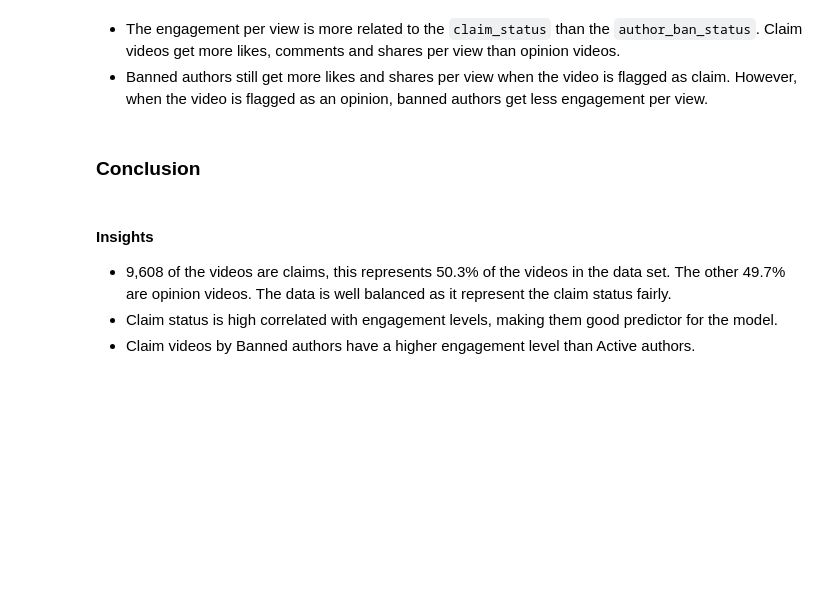
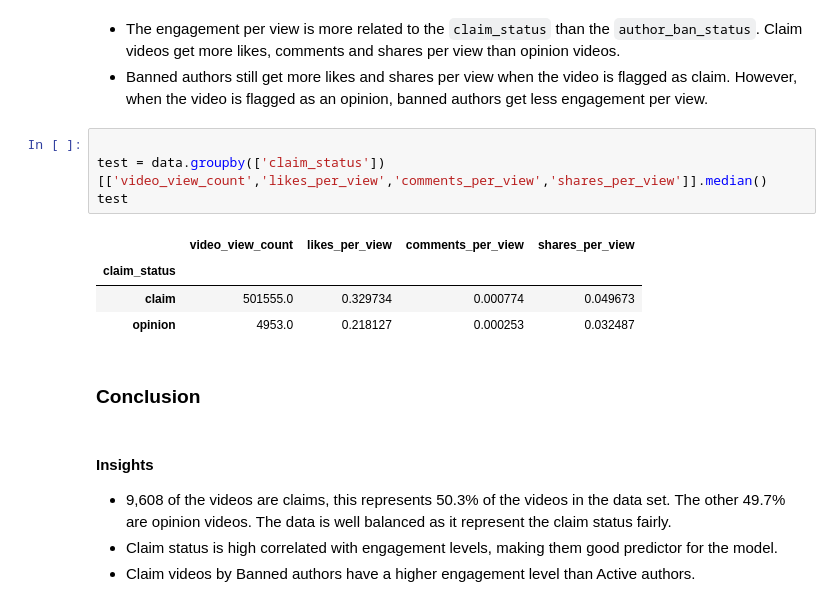
Before and after one commit to davidzg/TikTok_Claims_Classification, a Jupyter notebook: 01_Exploratory_Data_Analysis.ipynb, the cells around one changed output. Saved outputs shown, nothing was run; the diff lists cells and outputs as text; blank space fills up the shorter version.

```diff
--- a/01_Exploratory_Data_Analysis.ipynb
+++ b/01_Exploratory_Data_Analysis.ipynb
@@ -229,6 +249,15 @@ data.groupby(['claim_status', 'author_ban_status'])[['likes_per_view','comments_
 # %% [markdown]
 - The engagement per view is more related to the `claim_status` than the `author_ban_status`. Claim videos get more likes, comments and shares per view than opinion videos.
 - Banned authors still get more likes and shares per view when the video is flagged as claim. However, when the video is flagged as an opinion, banned authors get less engagement per view.
+# %%
+
+test = data.groupby(['claim_status'])[['video_view_count','likes_per_view','comments_per_view','shares_per_view']].median()
+test
+# %% [output]
+|  | video_view_count | likes_per_view | comments_per_view | shares_per_view |
+| claim_status |  |  |  |  |
+| claim | 501555.0 | 0.329734 | 0.000774 | 0.049673 |
+| opinion | 4953.0 | 0.218127 | 0.000253 | 0.032487 |
 # %% [markdown]
 ### **Conclusion**
 # %% [markdown]
```
Also changed, not shown: parts of 6 cells of this notebook.
